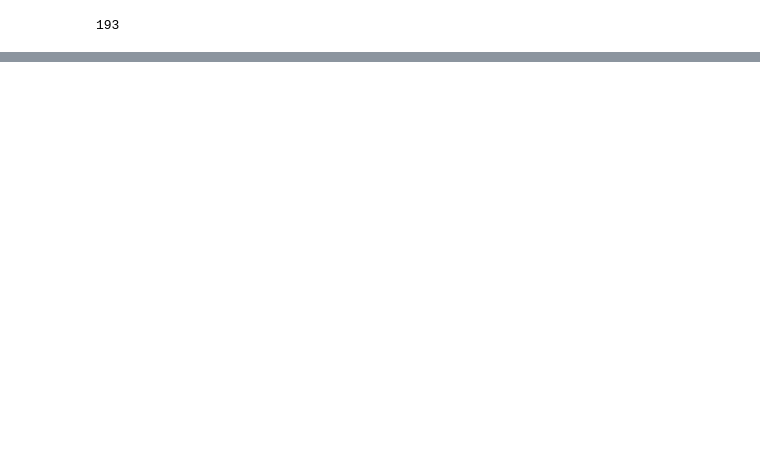
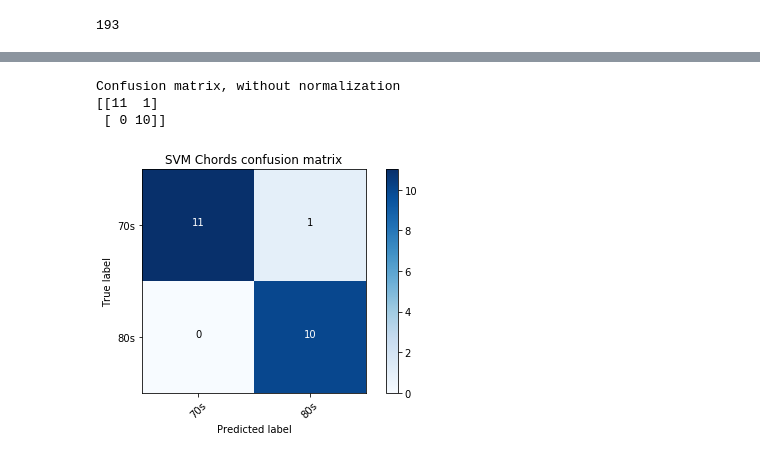
Before and after one commit to Cuspian/MachineLearning, a Jupyter notebook: MIDIReader.ipynb, the cells around one changed output, grey strips where cells are left out. Saved outputs shown, nothing was run; the diff lists cells and outputs as text; code cells hidden in the pictures; blank space fills up the shorter version.

```diff
--- a/MIDIReader.ipynb
+++ b/MIDIReader.ipynb
@@ -157,6 +208,6 @@ print len(X_test), len(Y_test)
 # %%
-# Fitting the parameter C for the SVM model on the training / validation sets
-clf = svm.SVC(kernel = 'poly', degree = 2, C=0.9)
+# Checkng on the test set
+clf = svm.SVC(kernel = 'poly', degree = 4, C=283.79189515786703)
 clf.fit(X_train, Y_train)
 print "We successfully predict the {} percent of training data".format((Y_train==clf.predict(X_train)).sum()*100/len(Y_train))
 print "We successfully predict the {} percent of test data".format((Y_test==clf.predict(X_test)).sum()*100/len(Y_test))
@@ -182,0 +233,12 @@ fitted = fitDegree_C()
+# %%
+# Confusion matrix
+Y_test
+Y_predict = clf.predict(X_test)
+plt.figure()
+plot_confusion_matrix(confusion_matrix(Y_test, Y_predict), classes=['70s', '80s'], normalize=False,
+                      title='SVM Chords confusion matrix')
+# %% [output]
+Confusion matrix, without normalization
+[[11  1]
+ [ 0 10]]
+[figure, added]
```
Also changed, not shown: parts of 46 cells of this notebook.
